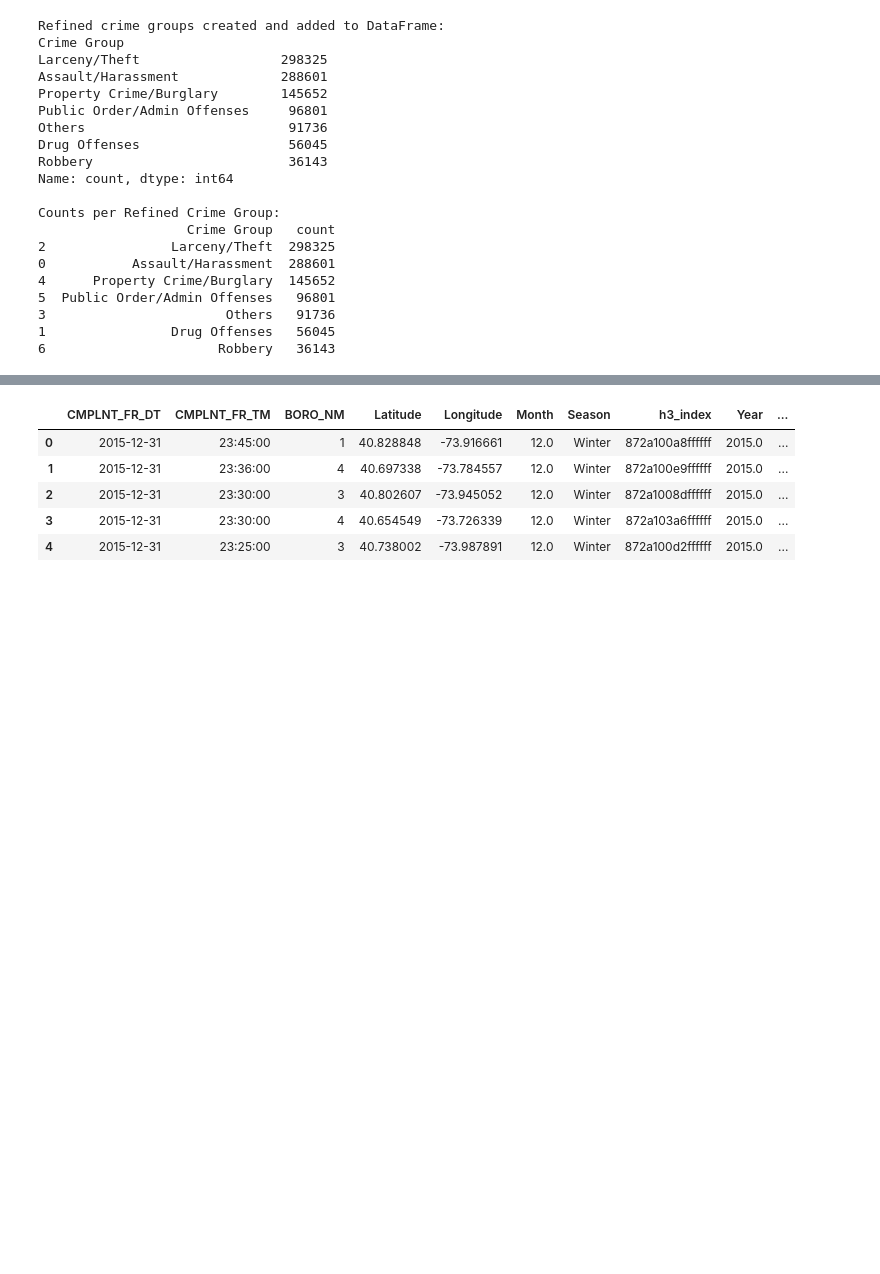
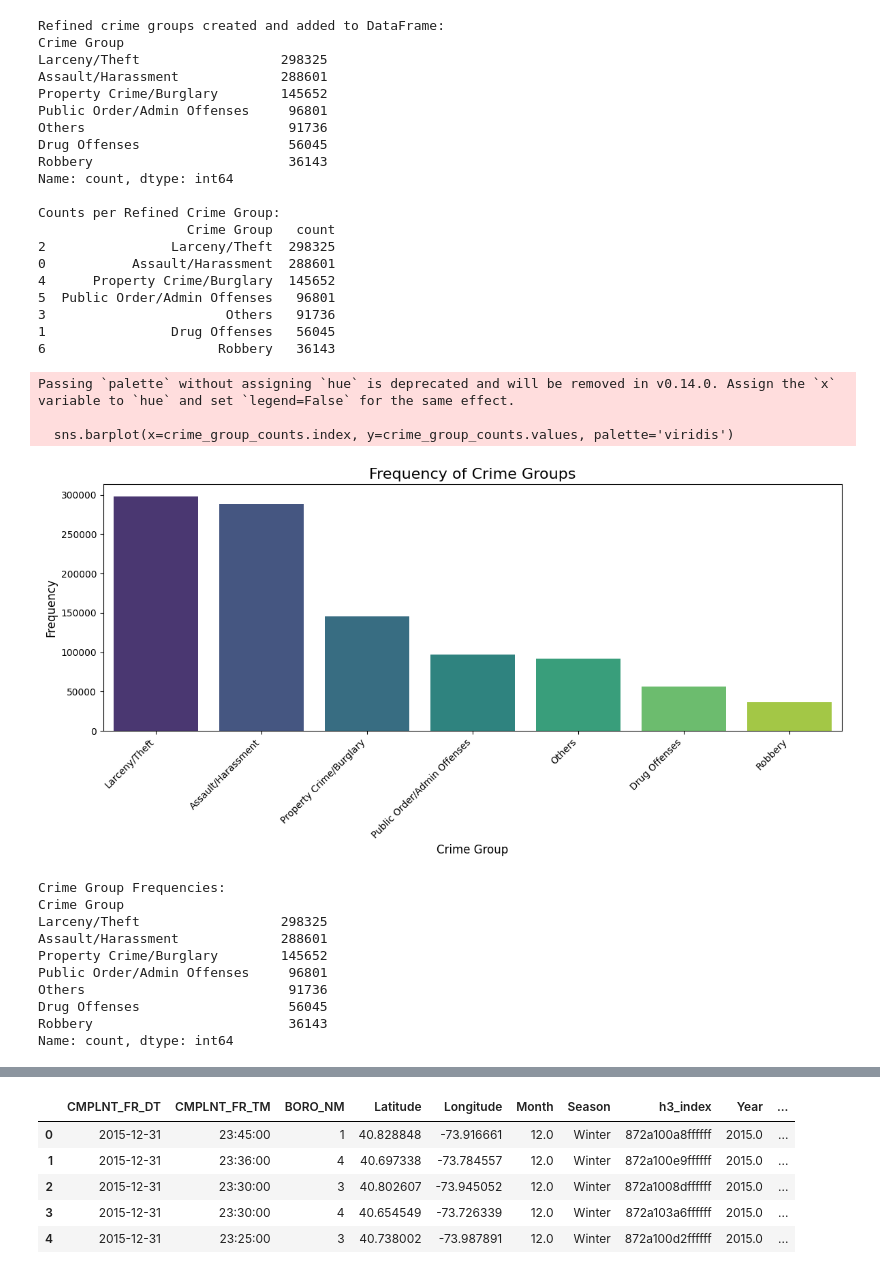
Before and after one commit to Sharad117/SpatioTemporal-crime-detection, a Jupyter notebook: preprocess.ipynb, the cells around one changed output, grey strips where cells are left out. Cells and saved outputs as stored; diff of their text form; code cells hidden in the pictures; blank space fills up the shorter version.

Commit message:
prediction task and added plots

```diff
--- a/preprocess.ipynb
+++ b/preprocess.ipynb
@@ -408,6 +432,42 @@ Counts per Refined Crime Group:
 3                       Others   91736
 1                Drug Offenses   56045
 6                      Robbery   36143
+# %%
+import seaborn as sns
+
+import matplotlib.pyplot as plt
+
+# Calculate value counts for the 'Crime Group'
+crime_group_counts = data['Crime Group'].value_counts()
+
+# Create the plot
+plt.figure(figsize=(12, 6))
+sns.barplot(x=crime_group_counts.index, y=crime_group_counts.values, palette='viridis')
+plt.title('Frequency of Crime Groups', fontsize=16)
+plt.xlabel('Crime Group', fontsize=12)
+plt.ylabel('Frequency', fontsize=12)
+plt.xticks(rotation=45, ha='right') # Rotate labels for better readability
+plt.tight_layout() # Adjust layout to prevent labels overlapping
+plt.show()
+
+# Print the counts as well
+print("Crime Group Frequencies:")
+print(crime_group_counts)
+# %% [output]
+Passing `palette` without assigning `hue` is deprecated and will be removed in v0.14.0. Assign the `x` variable to `hue` and set `legend=False` for the same effect.
+
+  sns.barplot(x=crime_group_counts.index, y=crime_group_counts.values, palette='viridis')
+[figure, added]
+Crime Group Frequencies:
+Crime Group
+Larceny/Theft                  298325
+Assault/Harassment             288601
+Property Crime/Burglary        145652
+Public Order/Admin Offenses     96801
+Others                          91736
+Drug Offenses                   56045
+Robbery                         36143
+Name: count, dtype: int64
 # %%
 data['Crime Group'] = data['OFNS_DESC'].map(crime_group_mapping_refined)
 # %%
```
Also changed, not shown: parts of 15 cells of this notebook.
